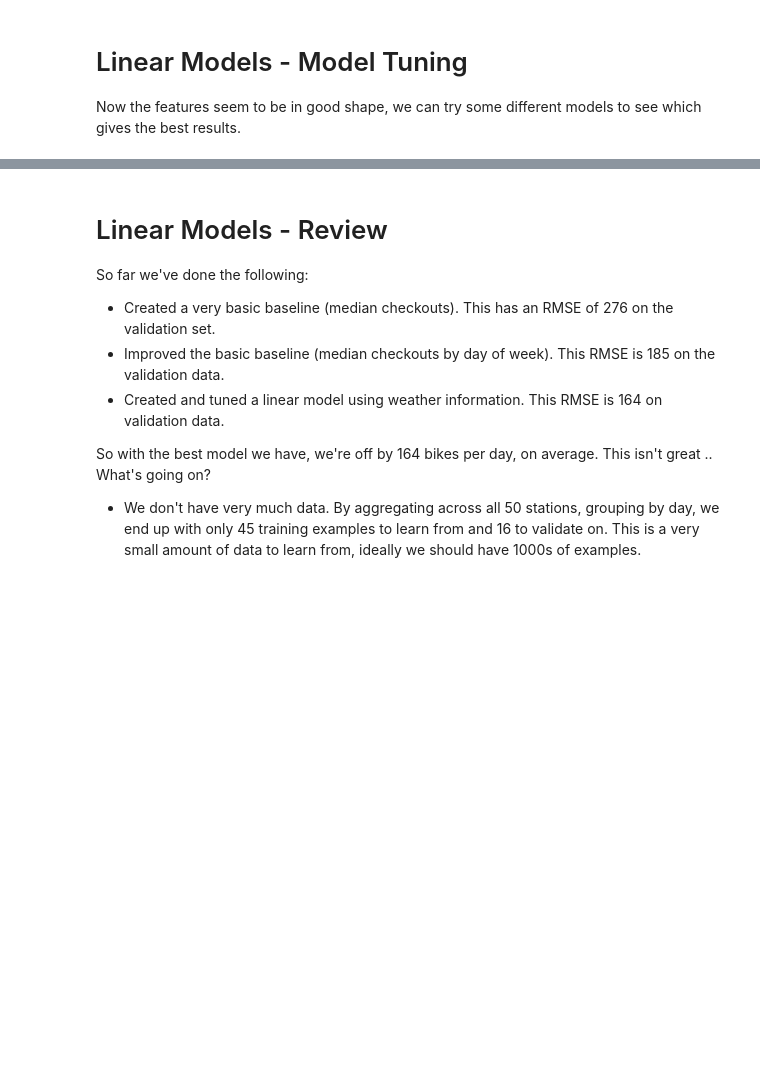
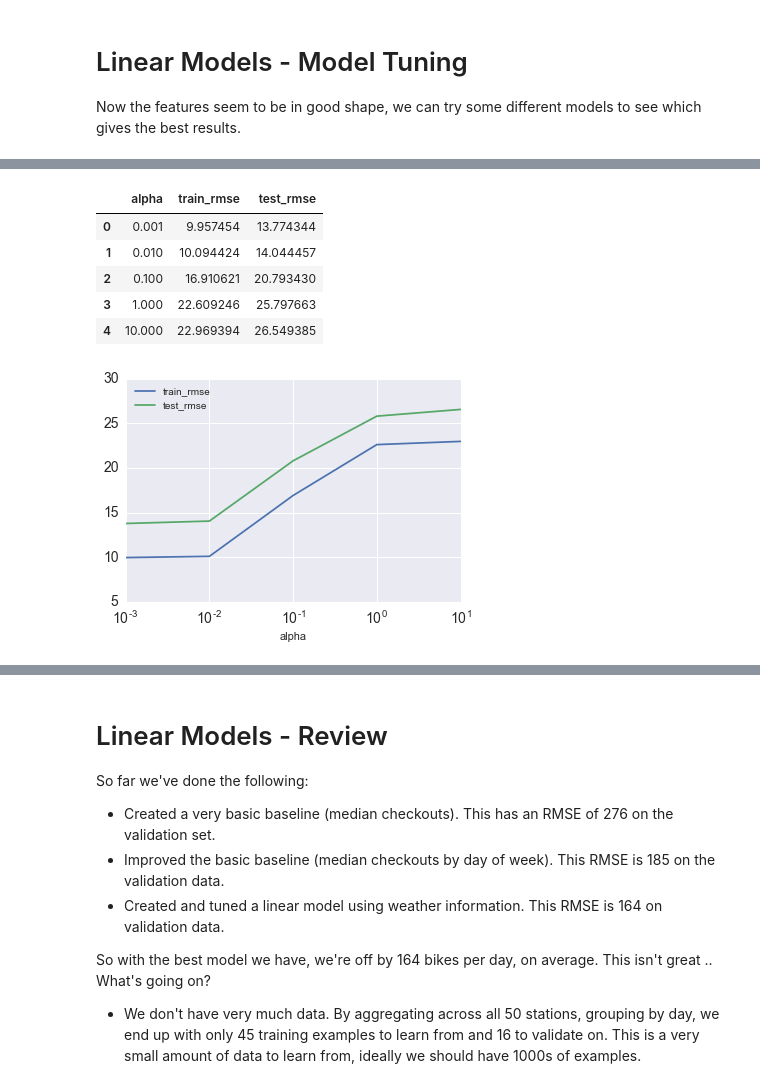
Before and after one commit to timgasser/bcycle-austin, a Jupyter notebook: notebooks/bcycle_hourly_rental_models.ipynb, the cells around one changed output, grey strips where cells are left out. Drawn from its saved outputs; the diff is of its cells as text; code cells hidden in the pictures; blank space fills up the shorter version.

```diff
--- a/notebooks/bcycle_hourly_rental_models.ipynb
+++ b/notebooks/bcycle_hourly_rental_models.ipynb
@@ -581,15 +638,15 @@ val_weather_df.head()
 # %%
 # Try different values for the good columns
 GOOD_COLS = ['rentals', 'max_temp', 'min_temp', 'max_gust', 'precipitation',
-        'cloud_pct', 'thunderstorm', 'dayofweek', 'hour', 'weekend', 'weekday']
+        'cloud_pct', 'thunderstorm', 'day-hour', 'weekend', 'weekday']
 
 X_train, y_train, train_df = reg_x_y_split(train_weather_df[GOOD_COLS], target_col='rentals',
-                                           ohe_cols=['dayofweek', 'hour'],
+                                           ohe_cols=['day-hour'],
                                            z_norm_cols=['max_temp', 'min_temp', 'max_gust'],
                                            minmax_norm_cols= ['cloud_pct', 'precipitation'])
 
 X_val, y_val, val_df = reg_x_y_split(val_weather_df[GOOD_COLS], target_col='rentals',
-                                     ohe_cols=['dayofweek', 'hour'],
+                                     ohe_cols=['day-hour'],
                                      z_norm_cols=['max_temp', 'min_temp', 'max_gust'],
                                      minmax_norm_cols=['cloud_pct', 'precipitation'])
 
@@ -647,23 +733,31 @@ ridge_cv_df
 # %%
 from sklearn.linear_model import Lasso
 
-alphas = [0.01, 0.1, 1.0, 10.0]
+alphas = [0.001, 0.01, 0.1, 1.0, 10.0]
 ridge_cv_scores = dict()
 
 for alpha in alphas:
     reg = Lasso(alpha=alpha, max_iter=10000)
     reg.fit(X_train, y_train)
     y_train_pred = reg.predict(X_train)
     train_rmse = np.sqrt(mean_squared_error(y_train, y_train_pred))
 
     y_val_pred = reg.predict(X_val)
     val_rmse = np.sqrt(mean_squared_error(y_val, y_val_pred))
 
     ridge_cv_scores[alpha] = (train_rmse, val_rmse)
 
 lasso_cv_df = pd.DataFrame(ridge_cv_scores).transpose().reset_index()
 lasso_cv_df.columns = ['alpha', 'train_rmse', 'test_rmse']
 lasso_cv_df.plot.line(x='alpha', y=['train_rmse', 'test_rmse'], logx=True)
 lasso_cv_df
+# %% [output]
+|  | alpha | train_rmse | test_rmse |
+| 0 | 0.001 | 9.957454 | 13.774344 |
+| 1 | 0.010 | 10.094424 | 14.044457 |
+| 2 | 0.100 | 16.910621 | 20.793430 |
+| 3 | 1.000 | 22.609246 | 25.797663 |
+| 4 | 10.000 | 22.969394 | 26.549385 |
+[figure, added]
 # %%
 scores_df.sort_values('val_rmse').plot.barh()
```
Also changed, not shown: parts of 21 cells of this notebook.
